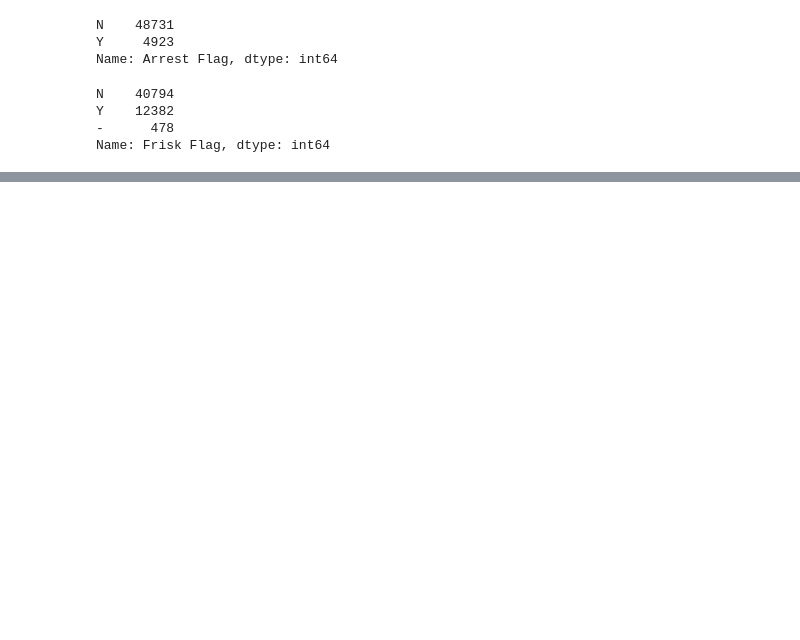
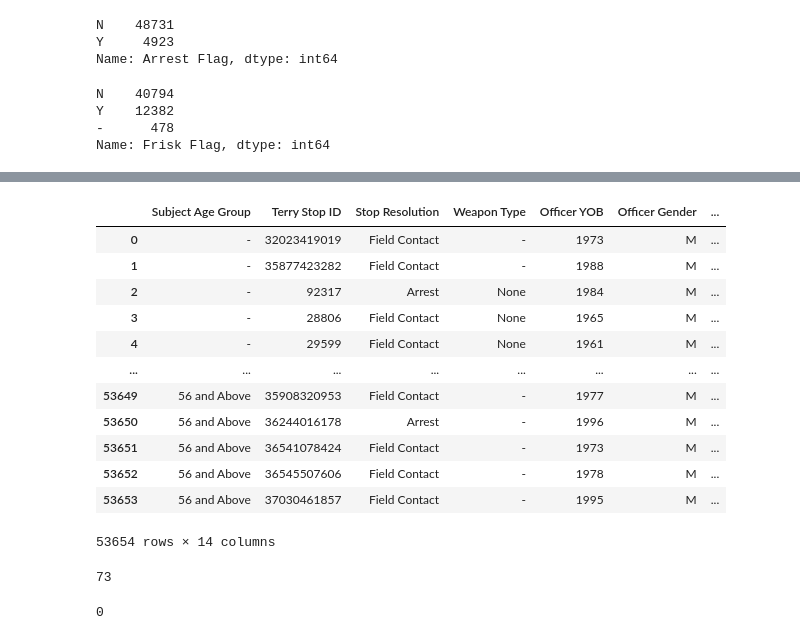
Before and after one commit to Azegele/Phase-3-Project, a Jupyter notebook: index.ipynb, the cells around one changed output, grey strips where cells are left out. Cells and saved outputs as stored; diff of their text form; code cells hidden in the pictures; blank space fills up the shorter version.

Commit message:
Data Cleaning Ongoing

```diff
--- a/index.ipynb
+++ b/index.ipynb
@@ -309,0 +419,30 @@ Name: Frisk Flag, dtype: int64
+# %%
+relevant_columns=['Subject Age Group', 'Terry Stop ID','Stop Resolution', 'Weapon Type', 'Officer YOB',
+                  'Officer Gender', 'Officer Race', 'Subject Perceived Race', 'Subject Perceived Gender',
+                  'Reported Date', 'Reported Time', 'Arrest Flag', 'Frisk Flag', 'Precinct']
+terry_stops = data[relevant_columns]
+terry_stops
+# %% [output]
+|  | Subject Age Group | Terry Stop ID | Stop Resolution | Weapon Type | Officer YOB | Officer Gender | ... |
+| 0 | - | 32023419019 | Field Contact | - | 1973 | M | ... |
+| 1 | - | 35877423282 | Field Contact | - | 1988 | M | ... |
+| 2 | - | 92317 | Arrest | None | 1984 | M | ... |
+| 3 | - | 28806 | Field Contact | None | 1965 | M | ... |
+| 4 | - | 29599 | Field Contact | None | 1961 | M | ... |
+| ... | ... | ... | ... | ... | ... | ... | ... |
+| 53649 | 56 and Above | 35908320953 | Field Contact | - | 1977 | M | ... |
+| 53650 | 56 and Above | 36244016178 | Arrest | - | 1996 | M | ... |
+| 53651 | 56 and Above | 36541078424 | Field Contact | - | 1973 | M | ... |
+| 53652 | 56 and Above | 36545507606 | Field Contact | - | 1978 | M | ... |
+| 53653 | 56 and Above | 37030461857 | Field Contact | - | 1995 | M | ... |
+53654 rows × 14 columns
+# %%
+terry_stops['Terry Stop ID'].duplicated().sum()
+# %% [output]
+73
+# %%
+#we removed duplicated rows
+terry_stops = terry_stops.drop_duplicates(subset='Terry Stop ID', keep='first')
+terry_stops['Terry Stop ID'].duplicated().sum()
+# %% [output]
+0
```
Also changed, not shown: parts of 14 cells of this notebook.
